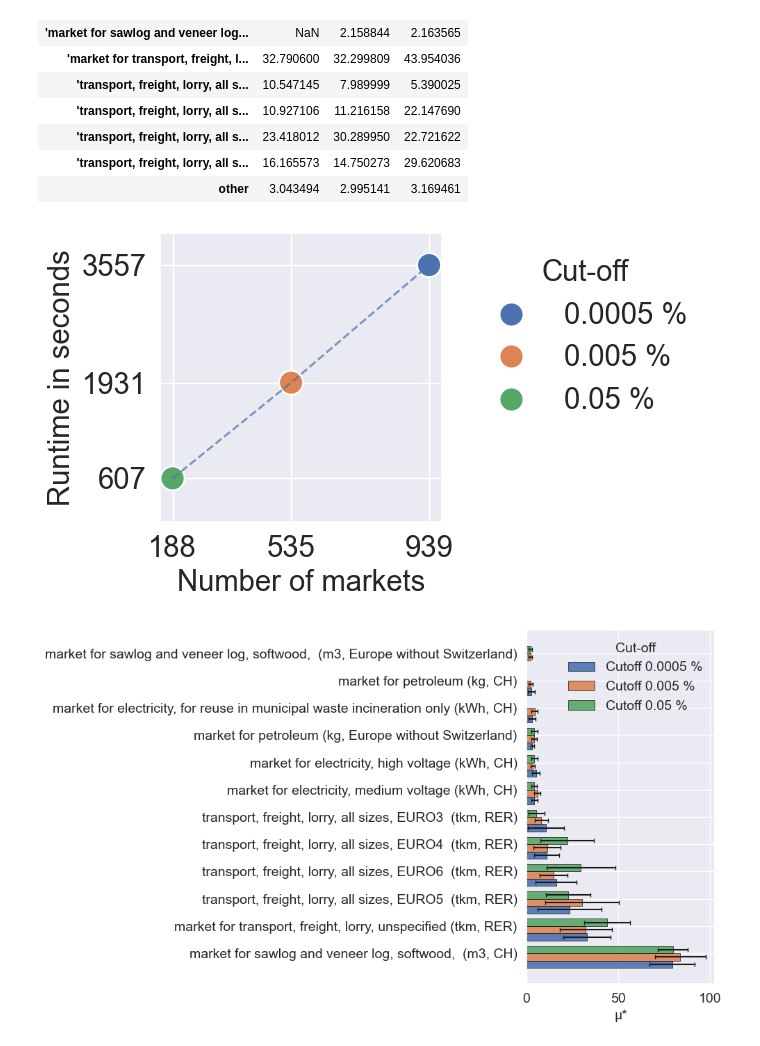
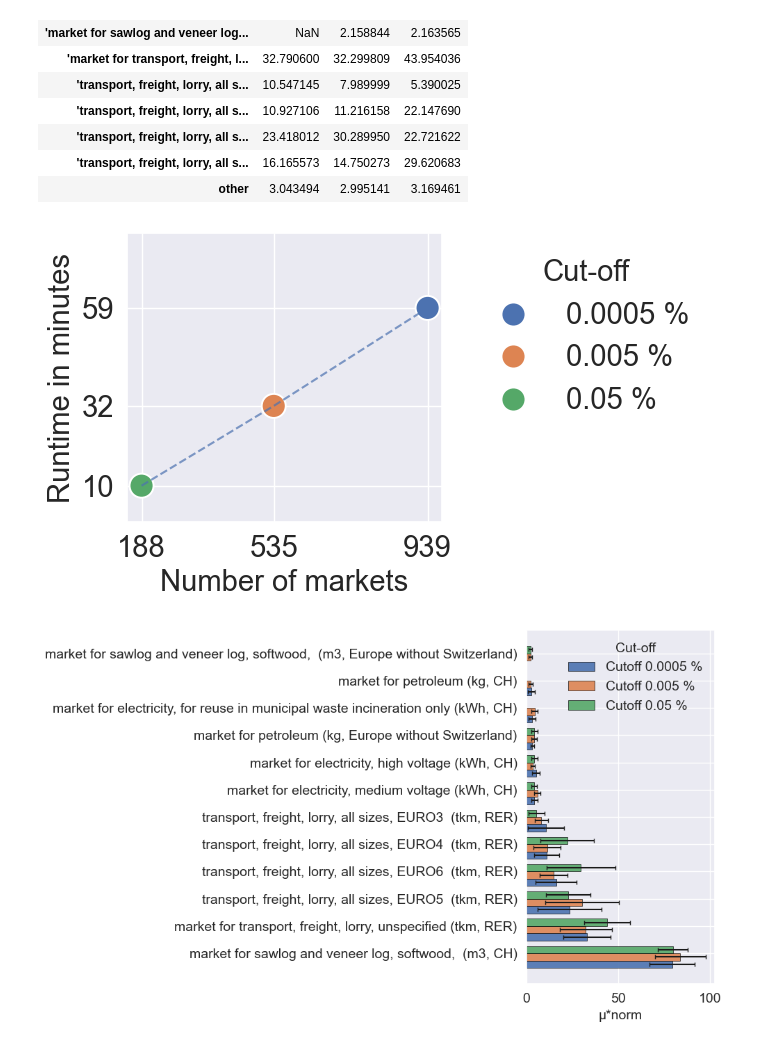
Before and after one commit to rebekaanspach/GSA_markets, a Jupyter notebook: Figures-settings.ipynb, the cells around one changed output. Drawn from its saved outputs; the diff is of its cells as text; code cells hidden in the pictures.

```diff
--- a/Figures-settings.ipynb
+++ b/Figures-settings.ipynb
@@ -266,7 +267,7 @@ for name, group in groups_category:
 
     plotted_names_category.add(name)
 
-ax1.set_ylabel("μ*", fontsize=21)
+ax1.set_ylabel("μ*norm", fontsize=21)
 ax1.set_ylim(0, 110)
 ax1.legend(title="ISIC categories", bbox_to_anchor=(1.05, 1), loc='upper left', frameon = False, fontsize=18, title_fontsize=19)
 ax1.set_title("Sensitivity by ISIC category", fontsize=21)
@@ -309,13 +310,14 @@ for _, row in runtime_by_trajectory.iterrows():
     ax2.text(traj, 105, f"{int(rt)}min", ha='center', va='top', fontsize=18, rotation=0, color='black')
 
 ax2.set_xlabel("Trajectories", fontsize=21)
-ax2.set_ylabel("μ*", fontsize=21)
+ax2.set_ylabel("μ*norm", fontsize=21)
 ax2.set_ylim(0, 110)
 ax2.set_xlim(0, 310)
 ax2.legend(title="Markets",  bbox_to_anchor=(1.05, 1), loc='upper left', frameon = False, fontsize=19, title_fontsize=19)
 ax2.set_title("Sensitivity by Market", fontsize=21)
 ax2.tick_params(axis='x', labelsize=21)
 ax2.tick_params(axis='y', labelsize=21)
+ax2.set_xticks(x)
 
 
 
@@ -524,7 +526,7 @@ heatmap_data
 | 'transport, freight, lorry, all s... | 16.165573 | 14.750273 | 29.620683 |
 | other | 3.043494 | 2.995141 | 3.169461 |
 # %%
-runtime = df[df["names"] == "'market for sawlog and veneer log, softwood, measured as solid wood under bark' (cubic meter, CH, None)"]
+runtime_ = df[df["names"] == "'market for sawlog and veneer log, softwood, measured as solid wood under bark' (cubic meter, CH, None)"]
 # %%
 import seaborn as sns
 import matplotlib.pyplot as plt
@@ -532,40 +534,41 @@ import matplotlib as mpl
 
 # Set the theme for seaborn
 sns.set_theme(style="darkgrid")
-
+runtime = runtime_.copy()
 # Create the plot
 fig, ax = plt.subplots(figsize=(7, 4))
+runtime["runtime"] = runtime["runtime"] / 60
 
 # Plot scatterplot and lineplot
 sns.scatterplot(data=runtime, x="number of variables", y="runtime", hue="cutoff", s=300, ax=ax)
 sns.lineplot(data=runtime, x="number of variables", y="runtime", linestyle="--", alpha=0.7, ax=ax)
 
 num= runtime["number of variables"]
 
 run=  runtime["runtime"]
 # Labels and title
 ax.set_xticks(num)
 ax.set_yticks(run)
 ax.set_xlabel('Number of markets', fontsize=21)
-ax.set_ylim(0, 4000)
-ax.set_ylabel('Runtime in seconds', fontsize=21)
+ax.set_ylim(0, 80)
+ax.set_ylabel('Runtime in minutes', fontsize=21)
 ax.yaxis.set_major_formatter(ticker.FuncFormatter(lambda x, _: f'{x:.0f}'))
 
 # Move the legend outside and add a title to the legend
 ax.legend(title="Cut-off", title_fontsize=21, bbox_to_anchor=(1.05, 1), loc='upper left', frameon = False, fontsize=21)
 ax.tick_params(axis='x', labelsize=21)
 ax.tick_params(axis='y', labelsize=21)
 
 # Adjust the layout to ensure everything fits
 plt.tight_layout()
 
 # Show the plot
 plt.show()
 
 # Save the figure
 fig.savefig("figures/cutoffandruntime.pdf", bbox_inches=mpl.transforms.Bbox.from_extents(-0.2, 0, 7, 4))
 # %% [output]
-[figure, old version]
+[figure, new version]
 # %%
 import matplotlib.pyplot as plt
 import numpy as np
@@ -613,7 +616,7 @@ for i, cutoff in enumerate(cutoffs):
 # Axes and labels
 ax.set_yticks(y_pos)
 ax.set_yticklabels(sorted_activities, fontsize=14)
-ax.set_xlabel("μ*", fontsize=14)
+ax.set_xlabel("μ*norm", fontsize=14)
 ax.legend(title="Cut-off", fontsize=14, title_fontsize=14, loc='upper right', frameon = False)
 ax.tick_params(axis='x', labelsize=14)
 
@@ -621,4 +624,4 @@ plt.tight_layout()
 plt.show()
 fig.savefig("figures/cutoffbarchart.pdf", bbox_inches=mpl.transforms.Bbox.from_extents(0, 0, 10, 6))
 # %% [output]
-[figure, old version]
+[figure, new version]
```
Also changed, not shown: parts of 4 cells of this notebook, 6 other files.
